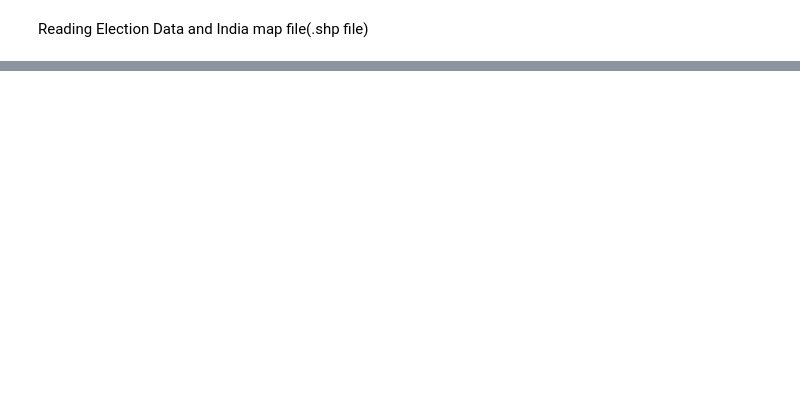
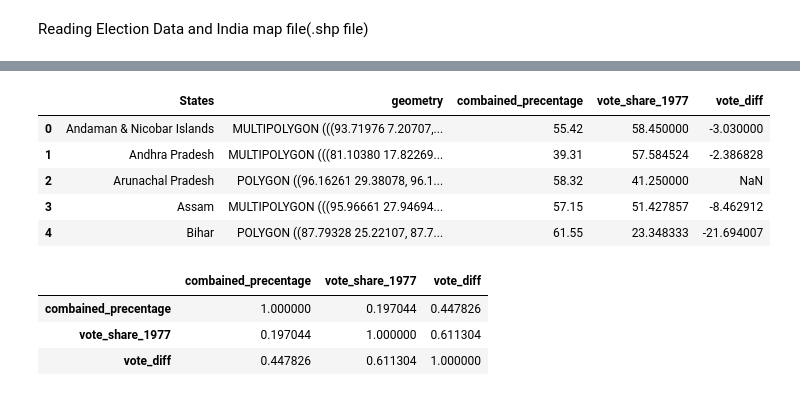
Before and after one commit to ragul-n/1977-election, a Jupyter notebook: Impact of poverty.ipynb, the cells around one changed output, grey strips where cells are left out. Saved outputs shown, nothing was run; the diff lists cells and outputs as text; code cells hidden in the pictures; blank space fills up the shorter version.

```diff
--- a/Impact of poverty.ipynb
+++ b/Impact of poverty.ipynb
@@ -124,0 +77,16 @@ posx and posy should be finite values
+# %%
+india_map.head()
+# %% [output]
+|  | States | geometry | combained_precentage | vote_share_1977 | vote_diff |
+| 0 | Andaman & Nicobar Islands | MULTIPOLYGON (((93.71976 7.20707,... | 55.42 | 58.450000 | -3.030000 |
+| 1 | Andhra Pradesh | MULTIPOLYGON (((81.10380 17.82269... | 39.31 | 57.584524 | -2.386828 |
+| 2 | Arunachal Pradesh | POLYGON ((96.16261 29.38078, 96.1... | 58.32 | 41.250000 | NaN |
+| 3 | Assam | MULTIPOLYGON (((95.96661 27.94694... | 57.15 | 51.427857 | -8.462912 |
+| 4 | Bihar | POLYGON ((87.79328 25.22107, 87.7... | 61.55 | 23.348333 | -21.694007 |
+# %%
+india_map.corr(method="spearman")
+# %% [output]
+|  | combained_precentage | vote_share_1977 | vote_diff |
+| combained_precentage | 1.000000 | 0.197044 | 0.447826 |
+| vote_share_1977 | 0.197044 | 1.000000 | 0.611304 |
+| vote_diff | 0.447826 | 0.611304 | 1.000000 |
```
Also changed, not shown: parts of 8 cells of this notebook, 1 other file.
